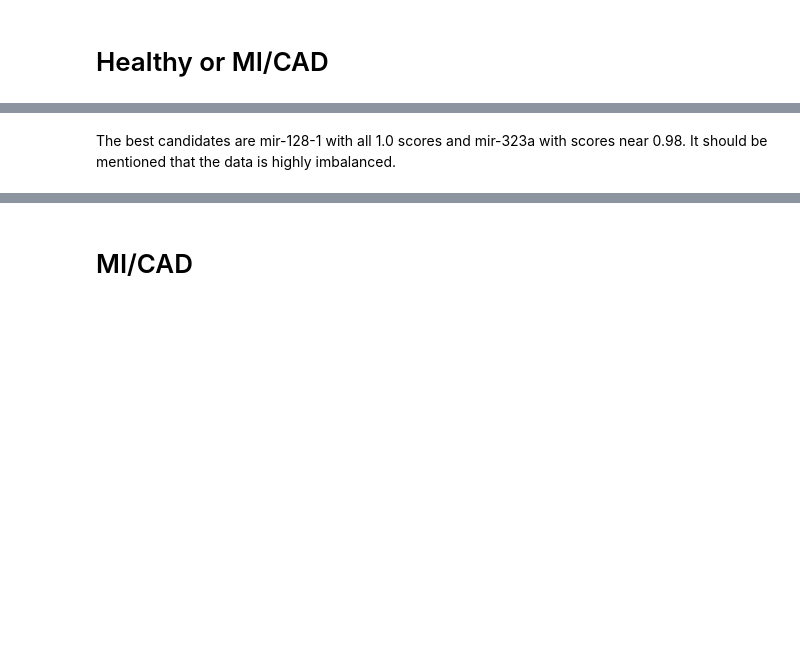
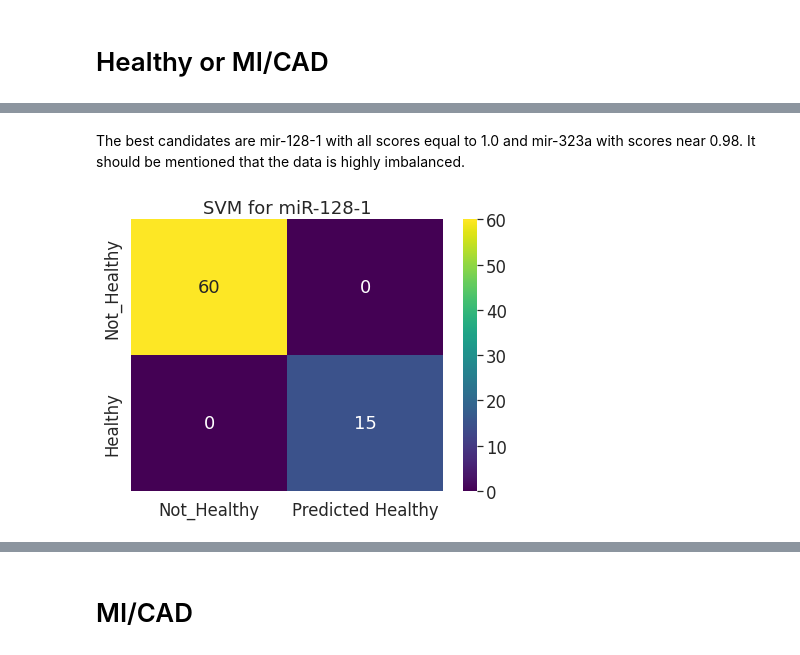
Before and after one commit to MehrdadSamadishadlou/mir_signature_4_datasets, a Jupyter notebook: MI_CAD_and_then_healthy.ipynb, the cells around one changed output, grey strips where cells are left out. Cells and saved outputs as stored; diff of their text form; code cells hidden in the pictures; blank space fills up the shorter version.

```diff
--- a/MI_CAD_and_then_healthy.ipynb
+++ b/MI_CAD_and_then_healthy.ipynb
@@ -194,2 +197,2 @@ result
 # %% [markdown]
-The best candidates are mir-128-1 with all 1.0 scores and mir-323a with scores near 0.98. It should be mentioned that the data is highly imbalanced.
+The best candidates are mir-128-1 with all scores equal to 1.0 and mir-323a with scores near 0.98. It should be mentioned that the data is highly imbalanced.
@@ -197,0 +199,14 @@ cross_val_predict
+# %%
+#Confusion Matrix for miR-128-1
+X_temp=pd.DataFrame(df_new['8045453 / MIR128-1'])
+y_temp = df_new['H or M/C']
+X_train, X_test, y_train, y_test = train_test_split(X_temp, y_temp, test_size=0.3, random_state=1, stratify=y_temp)
+svm=SVC(kernel='linear', random_state=1).fit(X_temp, y_temp)
+pred=svm.predict(X_test)
+cm=confusion_matrix(y_test,pred,labels=['Not_Healthy', 'Healthy'])
+df_cm=pd.DataFrame(cm,index=[i for i in ['Not_Healthy', 'Healthy']],columns=[i for i in ['Not_Healthy', 'Predicted Healthy']])
+plt.figure(figsize=(7,5))
+plt.title('SVM for miR-128-1')
+sns.heatmap(df_cm,annot=True, cmap='viridis');
+# %% [output]
+[figure, added]
```
Also changed, not shown: parts of 29 cells of this notebook, 1 other file.
